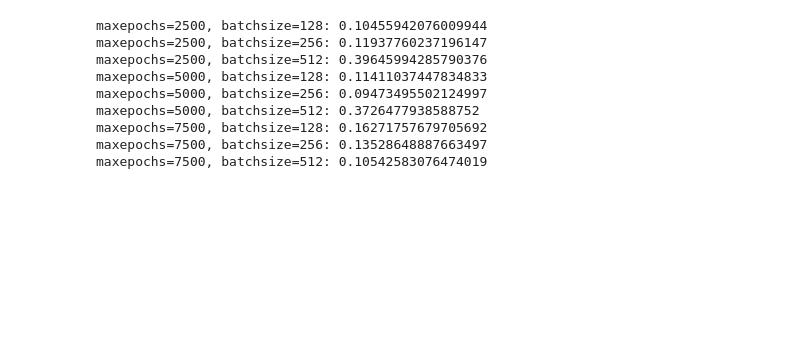
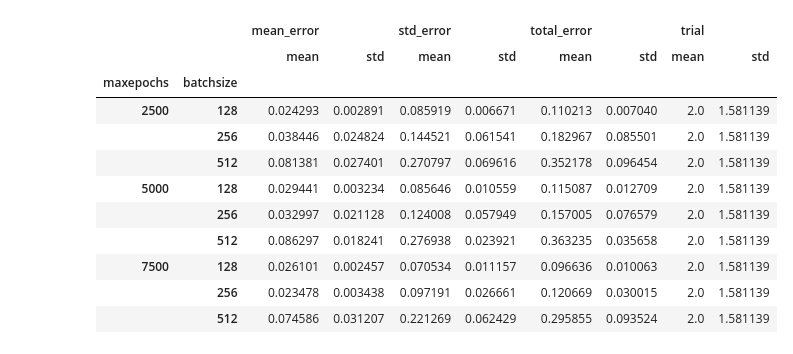
Before and after one commit to roshni714/poverty, a Jupyter notebook: dry_run/malawi_wgan.ipynb, the cells around one changed output. Drawn from its saved outputs; the diff is of its cells as text; code cells hidden in the pictures; blank space fills up the shorter version.

```diff
--- a/dry_run/malawi_wgan.ipynb
+++ b/dry_run/malawi_wgan.ipynb
@@ -34,16 +34,18 @@ for maxepochs in maxepochs_range:
-# %%
-for maxepochs in maxepochs_range:
-        for batchsize in batchsize_range:
-                print(f'maxepochs={maxepochs}, batchsize={batchsize}: {hparams[(maxepochs, batchsize)][0] + hparams[(maxepochs, batchsize)][1] }')
-# %% [output]
-maxepochs=2500, batchsize=128: 0.10455942076009944
-maxepochs=2500, batchsize=256: 0.11937760237196147
-maxepochs=2500, batchsize=512: 0.39645994285790376
-maxepochs=5000, batchsize=128: 0.11411037447834833
-maxepochs=5000, batchsize=256: 0.09473495502124997
-maxepochs=5000, batchsize=512: 0.3726477938588752
-maxepochs=7500, batchsize=128: 0.16271757679705692
-maxepochs=7500, batchsize=256: 0.13528648887663497
-maxepochs=7500, batchsize=512: 0.10542583076474019
+# %%
+df = pd.DataFrame.from_records(hparams)
+df.groupby(["maxepochs", "batchsize"]).agg(["mean", "std"])
+# %% [output]
+|  |  | mean_error |  | std_error |  | total_error |  | trial |  |
+|  |  | mean | std | mean | std | mean | std | mean | std |
+| maxepochs | batchsize |  |  |  |  |  |  |  |  |
+| 2500 | 128 | 0.024293 | 0.002891 | 0.085919 | 0.006671 | 0.110213 | 0.007040 | 2.0 | 1.581139 |
+|  | 256 | 0.038446 | 0.024824 | 0.144521 | 0.061541 | 0.182967 | 0.085501 | 2.0 | 1.581139 |
+|  | 512 | 0.081381 | 0.027401 | 0.270797 | 0.069616 | 0.352178 | 0.096454 | 2.0 | 1.581139 |
+| 5000 | 128 | 0.029441 | 0.003234 | 0.085646 | 0.010559 | 0.115087 | 0.012709 | 2.0 | 1.581139 |
+|  | 256 | 0.032997 | 0.021128 | 0.124008 | 0.057949 | 0.157005 | 0.076579 | 2.0 | 1.581139 |
+|  | 512 | 0.086297 | 0.018241 | 0.276938 | 0.023921 | 0.363235 | 0.035658 | 2.0 | 1.581139 |
+| 7500 | 128 | 0.026101 | 0.002457 | 0.070534 | 0.011157 | 0.096636 | 0.010063 | 2.0 | 1.581139 |
+|  | 256 | 0.023478 | 0.003438 | 0.097191 | 0.026661 | 0.120669 | 0.030015 | 2.0 | 1.581139 |
+|  | 512 | 0.074586 | 0.031207 | 0.221269 | 0.062429 | 0.295855 | 0.093524 | 2.0 | 1.581139 |
 # %%
 df1 = get_train_data()
```
Also changed, not shown: parts of 3 cells of this notebook, 14 other files.
